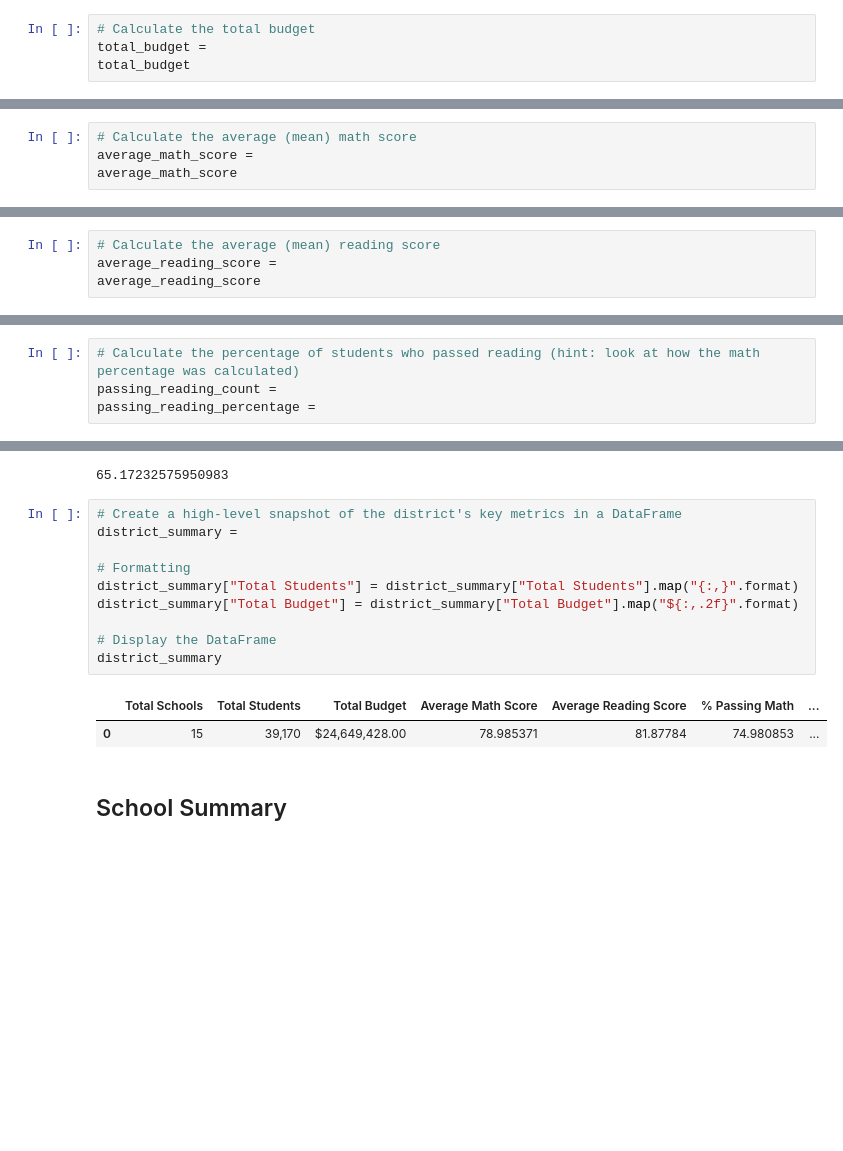
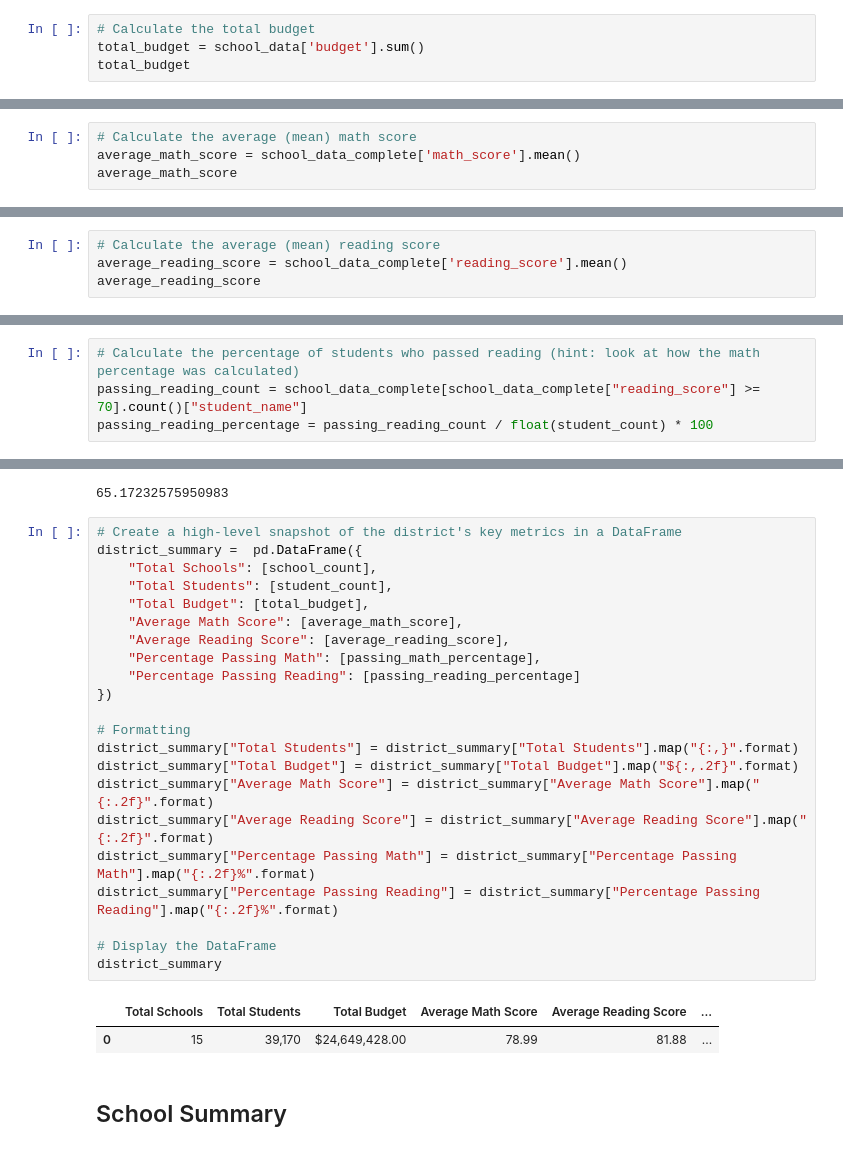
Before and after one commit to Adolph24/pandas-challenge, a Jupyter notebook: PyCitySchools.ipynb, the cells around one changed output, grey strips where cells are left out. Cells and saved outputs as stored; diff of their text form; blank space fills up the shorter version.

```diff
--- a/PyCitySchools.ipynb
+++ b/PyCitySchools.ipynb
@@ -43,19 +41,19 @@ student_count
 39170
 # %%
 # Calculate the total budget
-total_budget =
+total_budget = school_data['budget'].sum()
 total_budget
 # %% [output]
 24649428
 # %%
 # Calculate the average (mean) math score
-average_math_score =
+average_math_score = school_data_complete['math_score'].mean()
 average_math_score
 # %% [output]
 78.98537145774827
 # %%
 # Calculate the average (mean) reading score
-average_reading_score =
+average_reading_score = school_data_complete['reading_score'].mean()
 average_reading_score
 # %% [output]
 81.87784018381414
@@ -68,8 +66,8 @@ passing_math_percentage
 74.9808526933878
 # %%
 # Calculate the percentage of students who passed reading (hint: look at how the math percentage was calculated)
-passing_reading_count =
-passing_reading_percentage =
+passing_reading_count = school_data_complete[school_data_complete["reading_score"] >= 70].count()["student_name"]
+passing_reading_percentage = passing_reading_count / float(student_count) * 100
 # %%
 # Use the following to calculate the percentage of students that passed math and reading
 passing_math_reading_count = school_data_complete[
@@ -81,17 +79,29 @@ overall_passing_rate
 65.17232575950983
 # %%
 # Create a high-level snapshot of the district's key metrics in a DataFrame
-district_summary =
+district_summary =  pd.DataFrame({
+    "Total Schools": [school_count],
+    "Total Students": [student_count],
+    "Total Budget": [total_budget],
+    "Average Math Score": [average_math_score],
+    "Average Reading Score": [average_reading_score],
+    "Percentage Passing Math": [passing_math_percentage],
+    "Percentage Passing Reading": [passing_reading_percentage]
+})
 
 # Formatting
 district_summary["Total Students"] = district_summary["Total Students"].map("{:,}".format)
 district_summary["Total Budget"] = district_summary["Total Budget"].map("${:,.2f}".format)
+district_summary["Average Math Score"] = district_summary["Average Math Score"].map("{:.2f}".format)
+district_summary["Average Reading Score"] = district_summary["Average Reading Score"].map("{:.2f}".format)
+district_summary["Percentage Passing Math"] = district_summary["Percentage Passing Math"].map("{:.2f}%".format)
+district_summary["Percentage Passing Reading"] = district_summary["Percentage Passing Reading"].map("{:.2f}%".format)
 
 # Display the DataFrame
 district_summary
 # %% [output]
-|  | Total Schools | Total Students | Total Budget | Average Math Score | Average Reading Score | % Passing Math | ... |
-| 0 | 15 | 39,170 | $24,649,428.00 | 78.985371 | 81.87784 | 74.980853 | ... |
+|  | Total Schools | Total Students | Total Budget | Average Math Score | Average Reading Score | ... |
+| 0 | 15 | 39,170 | $24,649,428.00 | 78.99 | 81.88 | ... |
 # %% [markdown]
 ## School Summary
 # %%
```
Also changed, not shown: parts of 31 cells of this notebook.
